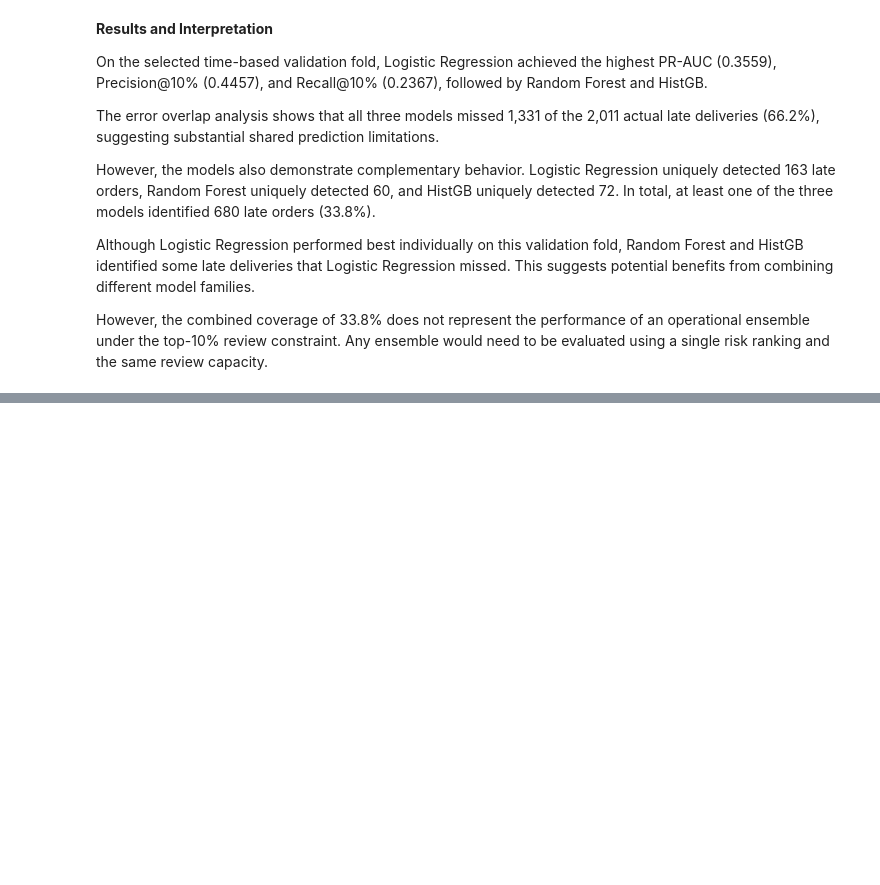
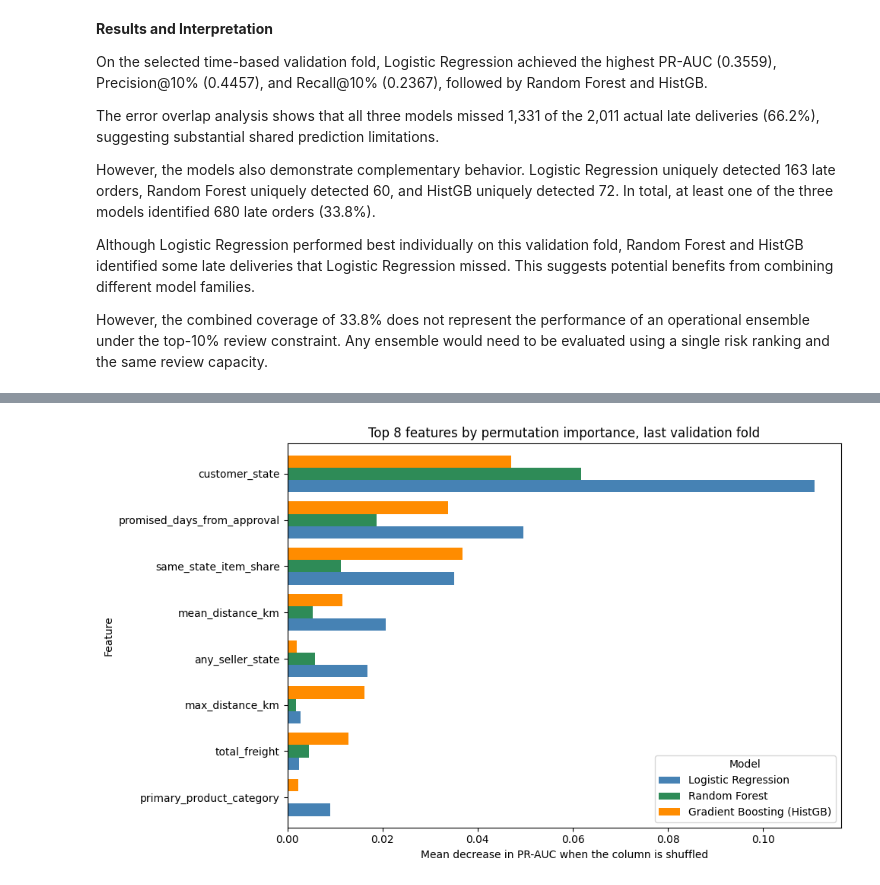
Before and after one commit to JustJay7/olist-late-delivery, a Jupyter notebook: notebooks/04b_interpretation_and_errors.ipynb, the cells around one changed output, grey strips where cells are left out. Cells and saved outputs as stored; diff of their text form; code cells hidden in the pictures; blank space fills up the shorter version.

```diff
--- a/notebooks/04b_interpretation_and_errors.ipynb
+++ b/notebooks/04b_interpretation_and_errors.ipynb
@@ -1300,0 +819,18 @@ However, the combined coverage of 33.8% does not represent the performance of an
+# %%
+from sklearn.inspection import permutation_importance
+
+# Same test as 4.2.3, on the same fold, so the three models are compared like for like.
+tree_importance = {}
+for name, model in [("Random Forest", rf_val_model), ("Gradient Boosting (HistGB)", hgb_val_model)]:
+    result = permutation_importance(model, X_val, y_val, scoring="average_precision",
+                                    n_repeats=5, random_state=42, n_jobs=-1)
+    tree_importance[name] = pd.Series(result.importances_mean, index=X_val.columns)
+
+importance_compare = pd.DataFrame({
+    "Logistic Regression": perm_df.set_index("Feature")["Importance"],
+    **tree_importance,
+})
+# Rank by each column's largest importance in any model, so a variable that only one model relies on still shows up.
+importance_compare = importance_compare.loc[importance_compare.max(axis=1).sort_values(ascending=False).index]
+
+display(importance_compare.round(4))
@@ -1300,0 +855,13 @@ However, the combined coverage of 33.8% does not represent the performance of an
+# %%
+top8 = importance_compare.head(8).iloc[::-1]  # already ranked by largest importance in any model
+
+ax = top8.plot.barh(figsize=(10, 6), width=0.8, color=["steelblue", "seagreen", "darkorange"])
+ax.axvline(0, color="black", linewidth=0.8)
+ax.set_xlabel("Mean decrease in PR-AUC when the column is shuffled")
+ax.set_ylabel("Feature")
+ax.set_title("Top 8 features by permutation importance, last validation fold")
+ax.legend(title="Model")
+plt.tight_layout()
+plt.show()
+# %% [output]
+[figure, added]
```
Also changed, not shown: parts of 42 cells of this notebook, 32 other files.
